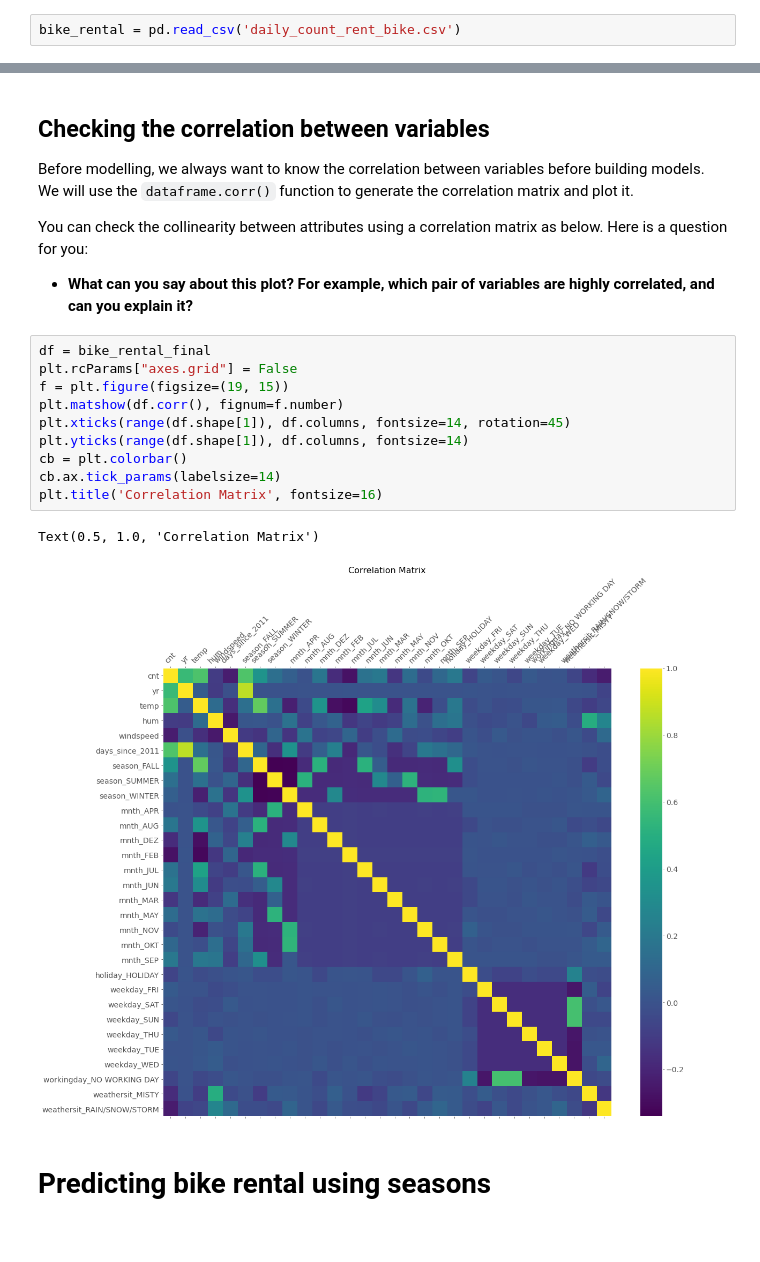
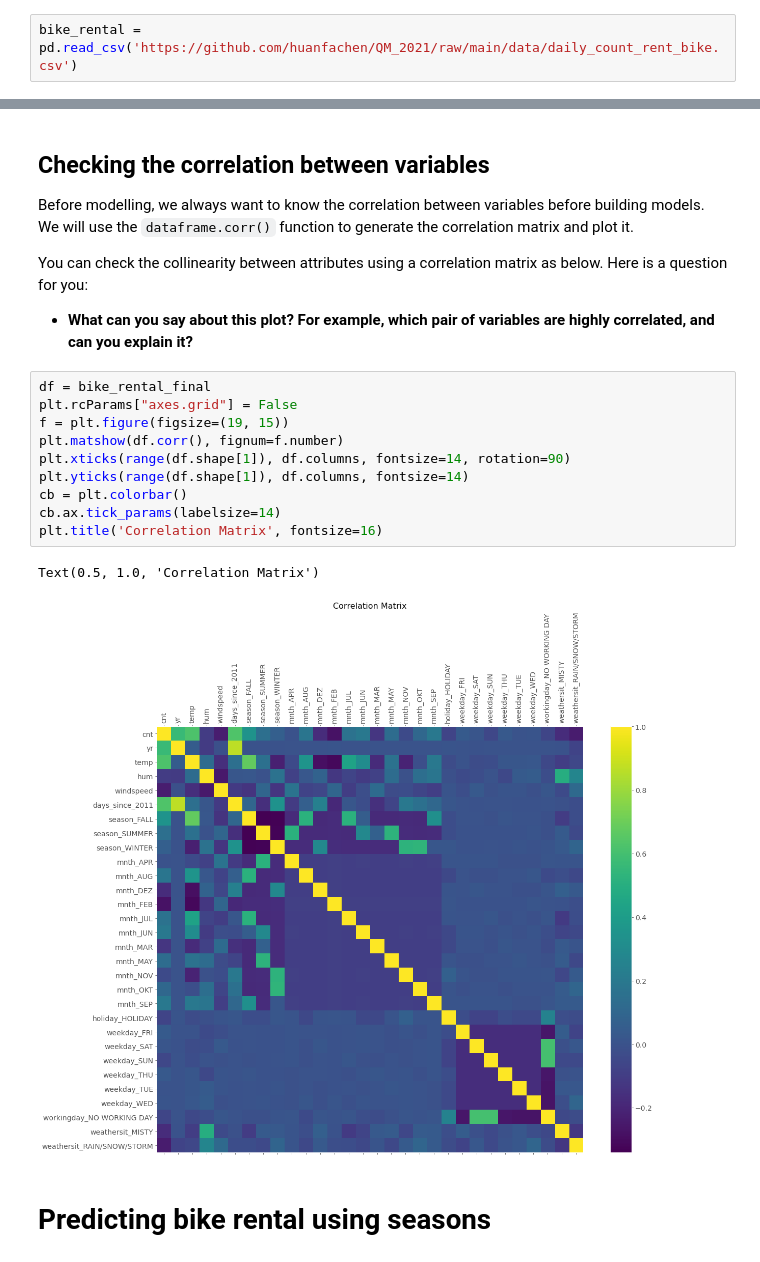
Before and after one commit to huanfachen/QM_2021, a Jupyter notebook: practicals/Practical-04-advanced_regression.ipynb, the cells around one changed output, grey strips where cells are left out. Cells and saved outputs as stored; diff of their text form.

```diff
--- a/practicals/Practical-04-advanced_regression.ipynb
+++ b/practicals/Practical-04-advanced_regression.ipynb
@@ -55,5 +64,5 @@ Based on what you know from using Pandas over the last few weeks, import the Bos
 # %%
-bike_rental = pd.read_csv('daily_count_rent_bike.csv')
+bike_rental = pd.read_csv('https://github.com/huanfachen/QM_2021/raw/main/data/daily_count_rent_bike.csv')
 # %%
 bike_rental.info()
 # %% [output]
@@ -170,16 +179,16 @@ You can check the collinearity between attributes using a correlation matrix as
 # %%
 df = bike_rental_final
 plt.rcParams["axes.grid"] = False
 f = plt.figure(figsize=(19, 15))
 plt.matshow(df.corr(), fignum=f.number)
-plt.xticks(range(df.shape[1]), df.columns, fontsize=14, rotation=45)
+plt.xticks(range(df.shape[1]), df.columns, fontsize=14, rotation=90)
 plt.yticks(range(df.shape[1]), df.columns, fontsize=14)
 cb = plt.colorbar()
 cb.ax.tick_params(labelsize=14)
 plt.title('Correlation Matrix', fontsize=16)
 # %% [output]
 Text(0.5, 1.0, 'Correlation Matrix')
-[figure, old version]
+[figure, new version]
 # %% [markdown]
 # Predicting bike rental using seasons
 # %% [markdown]
```
Also changed, not shown: parts of 17 cells of this notebook.
